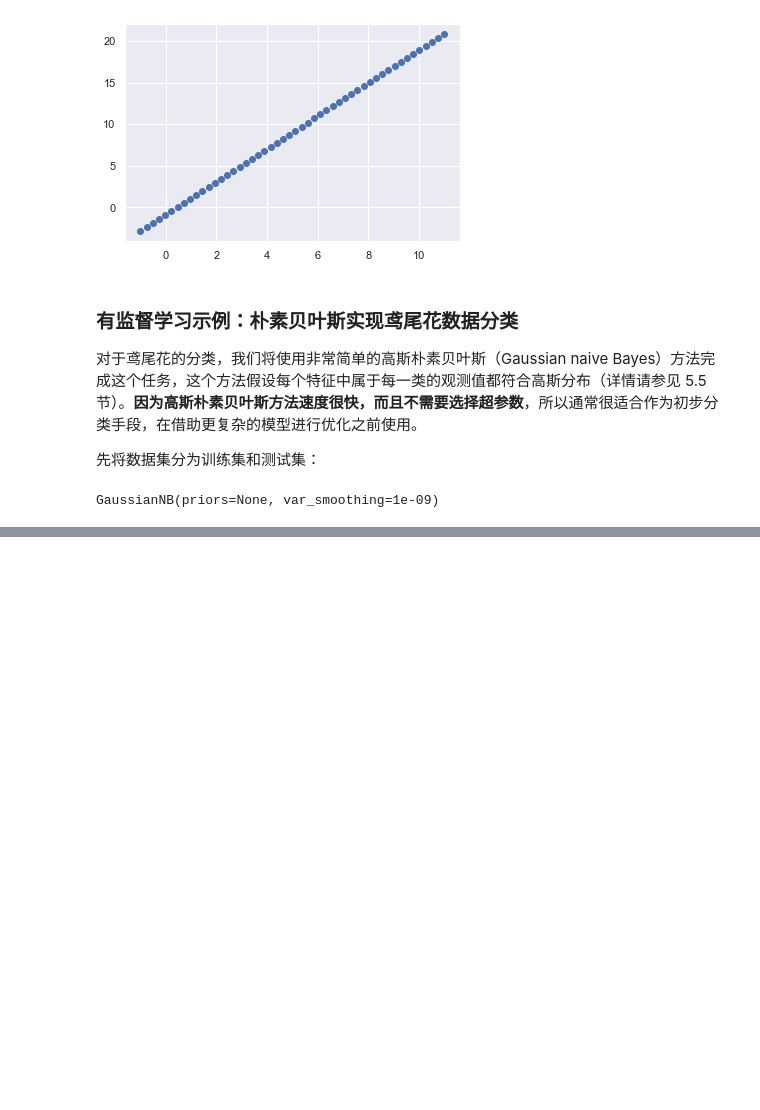
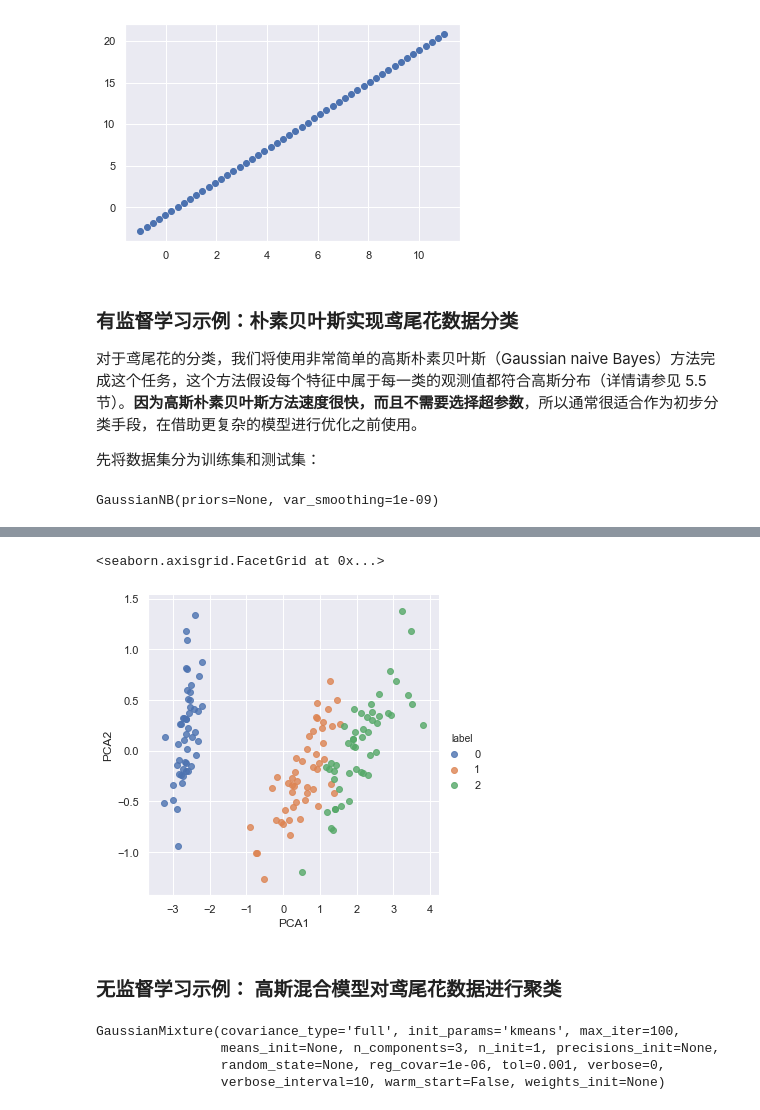
Before and after one commit to xiuzheDorothy/DL_exercise, a Jupyter notebook: MachineLearning/sklearn_1.ipynb, the cells around one changed output, grey strips where cells are left out. Drawn from its saved outputs; the diff is of its cells as text; code cells hidden in the pictures; blank space fills up the shorter version.

Commit message:
2020/2/13 sklearn_1

```diff
--- a/MachineLearning/sklearn_1.ipynb
+++ b/MachineLearning/sklearn_1.ipynb
@@ -207,0 +222,26 @@ y_model = model.predict(Xtest.iloc[:,[0,1,2,3]])# 测试集进行预测
+# %%
+from sklearn.decomposition import PCA
+iris_X=iris_X.iloc[:,[0,1,2,3]]
+model = PCA(n_components=2)
+model.fit(iris_X)
+X_2D=model.transform(iris_X)
+# %%
+iris_all['PCA1']=X_2D[:,0]
+iris_all['PCA2']=X_2D[:,1]
+sns.lmplot("PCA1","PCA2",hue='label',data=iris_all,fit_reg=False)
+#plt.scatter(iris_all['PCA1'],iris_all['PCA2'])
+# %% [output]
+<seaborn.axisgrid.FacetGrid at 0x...>
+[figure, added]
+# %% [markdown]
+### 无监督学习示例： 高斯混合模型对鸢尾花数据进行聚类
+# %%
+from sklearn.mixture import GaussianMixture
+model=GaussianMixture(n_components=3,
+         covariance_type='full')
+model.fit(iris_X)
+# %% [output]
+GaussianMixture(covariance_type='full', init_params='kmeans', max_iter=100,
+                means_init=None, n_components=3, n_init=1, precisions_init=None,
+                random_state=None, reg_covar=1e-06, tol=0.001, verbose=0,
+                verbose_interval=10, warm_start=False, weights_init=None)
```
Also changed, not shown: parts of 4 cells of this notebook.
